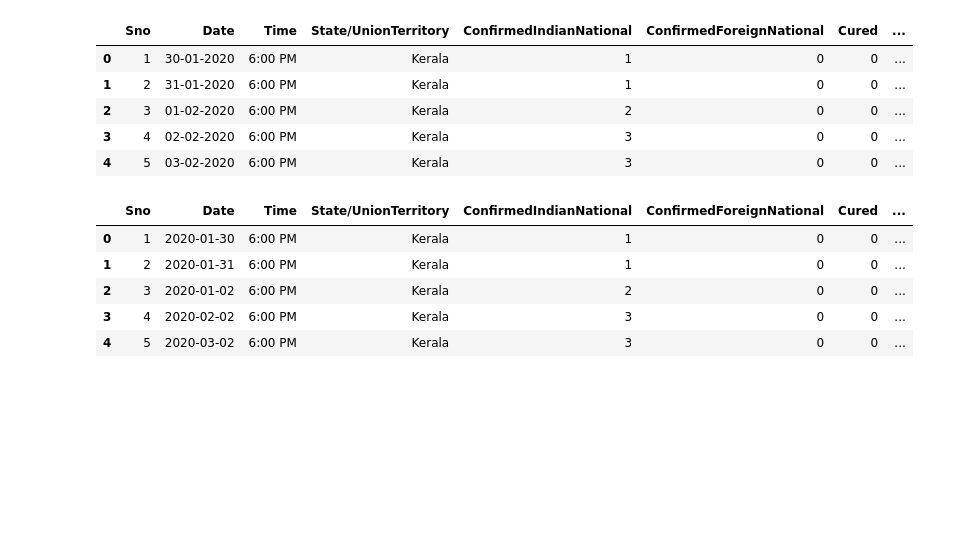
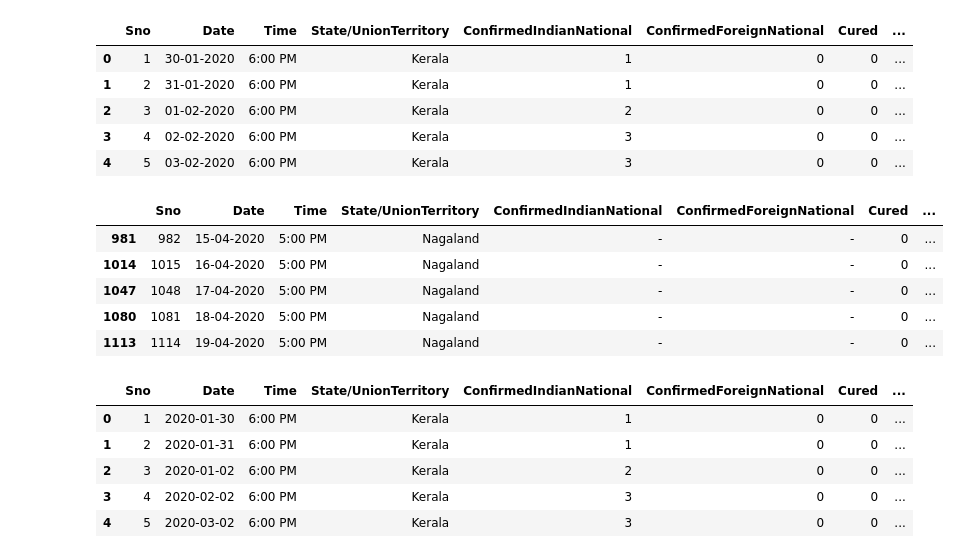
Before and after one commit to pujadeviM/Global._Covid19._-Analysis, a Jupyter notebook: Covid_India.ipynb, the cells around one changed output. Cells and saved outputs as stored; diff of their text form; code cells hidden in the pictures; blank space fills up the shorter version.

```diff
--- a/Covid_India.ipynb
+++ b/Covid_India.ipynb
@@ -14,4 +14,13 @@ df_covid.head()
 | 2 | 3 | 01-02-2020 | 6:00 PM | Kerala | 2 | 0 | 0 | ... |
 | 3 | 4 | 02-02-2020 | 6:00 PM | Kerala | 3 | 0 | 0 | ... |
 | 4 | 5 | 03-02-2020 | 6:00 PM | Kerala | 3 | 0 | 0 | ... |
+# %%
+df_covid.nsmallest(5,'Confirmed')
+# %% [output]
+|  | Sno | Date | Time | State/UnionTerritory | ConfirmedIndianNational | ConfirmedForeignNational | Cured | ... |
+| 981 | 982 | 15-04-2020 | 5:00 PM | Nagaland | - | - | 0 | ... |
+| 1014 | 1015 | 16-04-2020 | 5:00 PM | Nagaland | - | - | 0 | ... |
+| 1047 | 1048 | 17-04-2020 | 5:00 PM | Nagaland | - | - | 0 | ... |
+| 1080 | 1081 | 18-04-2020 | 5:00 PM | Nagaland | - | - | 0 | ... |
+| 1113 | 1114 | 19-04-2020 | 5:00 PM | Nagaland | - | - | 0 | ... |
 # %%
```
Also changed, not shown: parts of 9 cells of this notebook.
